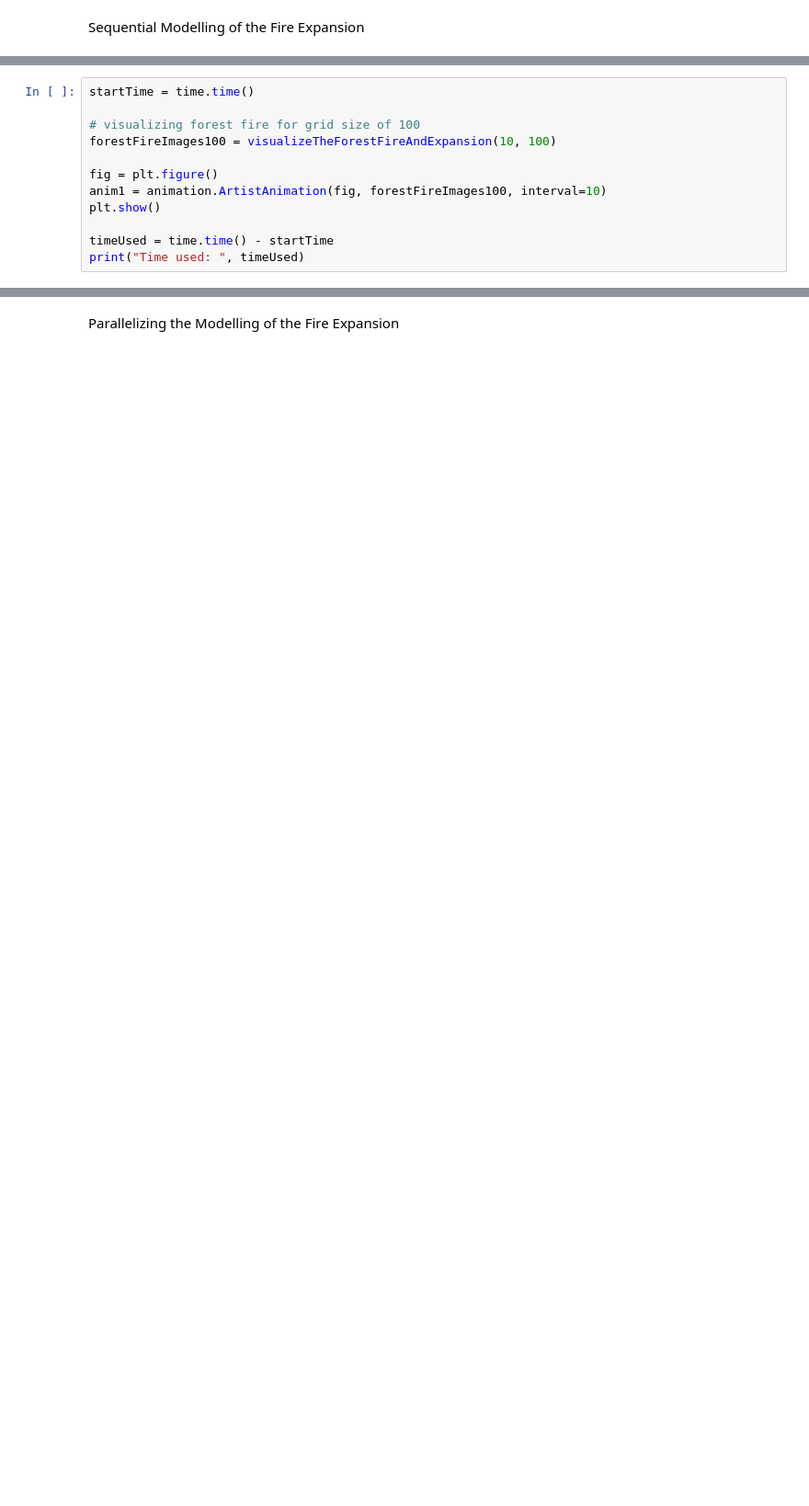
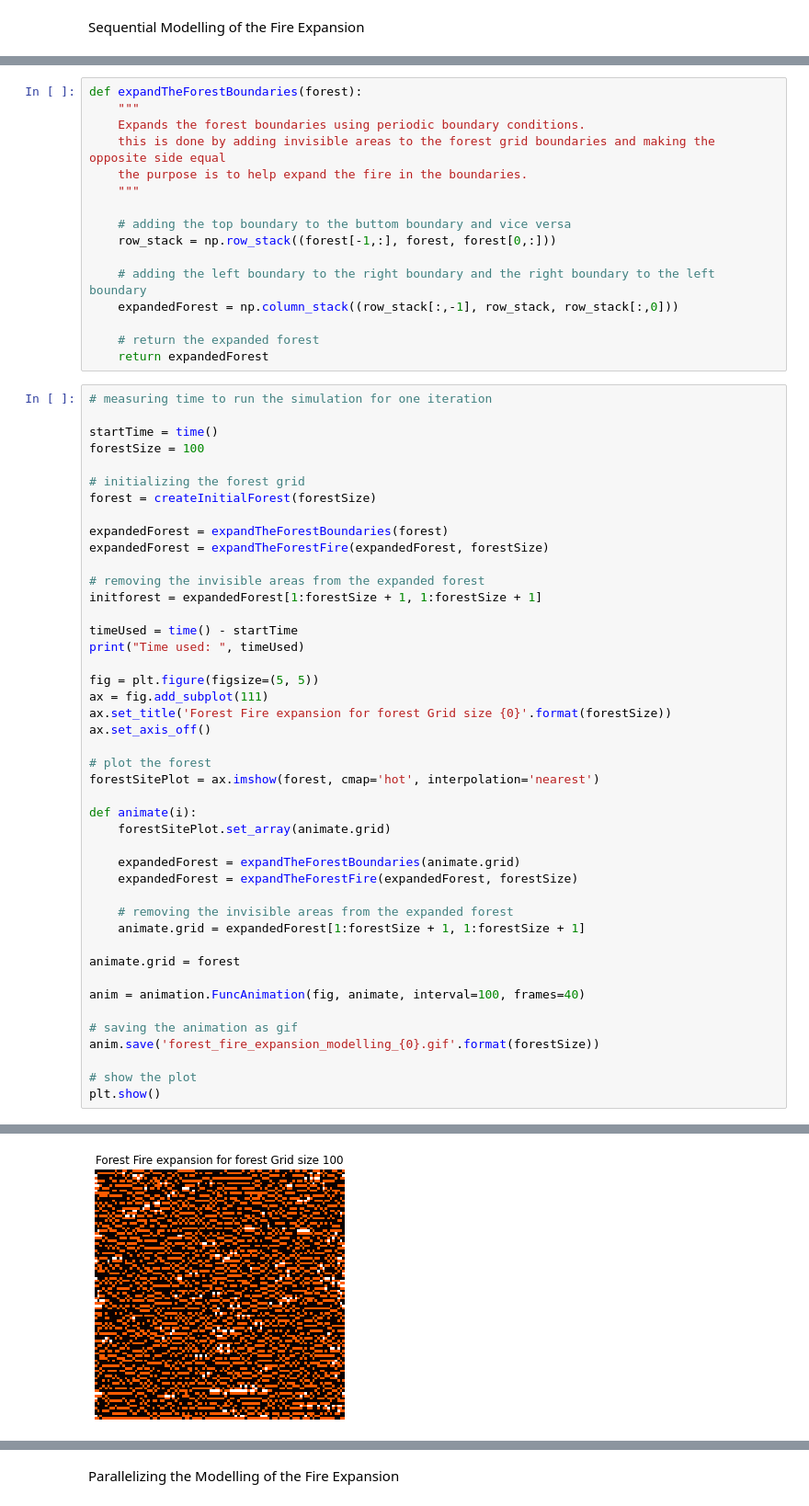
Before and after one commit to oluwatosinodev/forest_fire_spread_simulation, a Jupyter notebook: ACS_Subs/2/2Modelling_Forest_Fire_Expansion.ipynb, the cells around one changed output, grey strips where cells are left out. Shown at 92% size. Saved outputs shown, nothing was run; the diff lists cells and outputs as text; blank space fills up the shorter version.

Commit message:
simulation 2 completed

```diff
--- a/ACS_Subs/2/2Modelling_Forest_Fire_Expansion.ipynb
+++ b/ACS_Subs/2/2Modelling_Forest_Fire_Expansion.ipynb
@@ -118,12 +89,61 @@ def visualizeTheForestFireAndExpansion(iterCount, forestGridSize):
+# %%
+def expandTheForestBoundaries(forest):
+    """
+    Expands the forest boundaries using periodic boundary conditions.
+    this is done by adding invisible areas to the forest grid boundaries and making the opposite side equal
+    the purpose is to help expand the fire in the boundaries.
+    """
+
+    # adding the top boundary to the buttom boundary and vice versa
+    row_stack = np.row_stack((forest[-1,:], forest, forest[0,:]))
+
+    # adding the left boundary to the right boundary and the right boundary to the left boundary
+    expandedForest = np.column_stack((row_stack[:,-1], row_stack, row_stack[:,0]))
+
+    # return the expanded forest
+    return expandedForest
 # %%
-startTime = time.time()
+# measuring time to run the simulation for one iteration
 
-# visualizing forest fire for grid size of 100
-forestFireImages100 = visualizeTheForestFireAndExpansion(10, 100)
+startTime = time()
+forestSize = 100
 
-fig = plt.figure()
-anim1 = animation.ArtistAnimation(fig, forestFireImages100, interval=10)
+# initializing the forest grid
+forest = createInitialForest(forestSize)
+
+expandedForest = expandTheForestBoundaries(forest)
+expandedForest = expandTheForestFire(expandedForest, forestSize)
+
+# removing the invisible areas from the expanded forest
+initforest = expandedForest[1:forestSize + 1, 1:forestSize + 1]
+
+timeUsed = time() - startTime
+print("Time used: ", timeUsed)
+
+fig = plt.figure(figsize=(5, 5))
+ax = fig.add_subplot(111)
+ax.set_title('Forest Fire expansion for forest Grid size {0}'.format(forestSize))
+ax.set_axis_off()
+
+# plot the forest
+forestSitePlot = ax.imshow(forest, cmap='hot', interpolation='nearest')
+
+def animate(i):
+    forestSitePlot.set_array(animate.grid)
+
+    expandedForest = expandTheForestBoundaries(animate.grid)
+    expandedForest = expandTheForestFire(expandedForest, forestSize)
+
+    # removing the invisible areas from the expanded forest
+    animate.grid = expandedForest[1:forestSize + 1, 1:forestSize + 1]
+
+animate.grid = forest
+
+anim = animation.FuncAnimation(fig, animate, interval=100, frames=40)
+
+# saving the animation as gif
+anim.save('forest_fire_expansion_modelling_{0}.gif'.format(forestSize))
+
+# show the plot
 plt.show()
-
-timeUsed = time.time() - startTime
-print("Time used: ", timeUsed)
+# %% [output]
@@ -130 +151,2 @@ print("Time used: ", timeUsed)
+[figure, added]
 # %%
```
Also changed, not shown: parts of 21 cells of this notebook, 39 other files.
